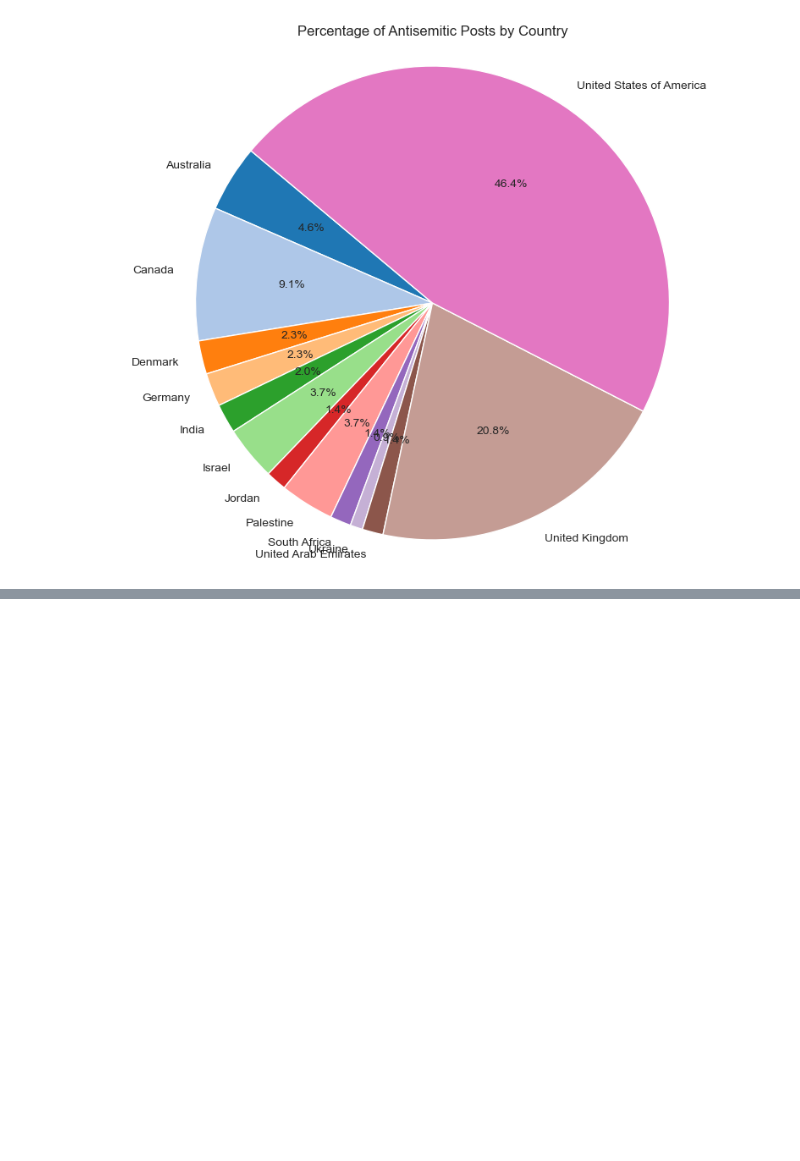
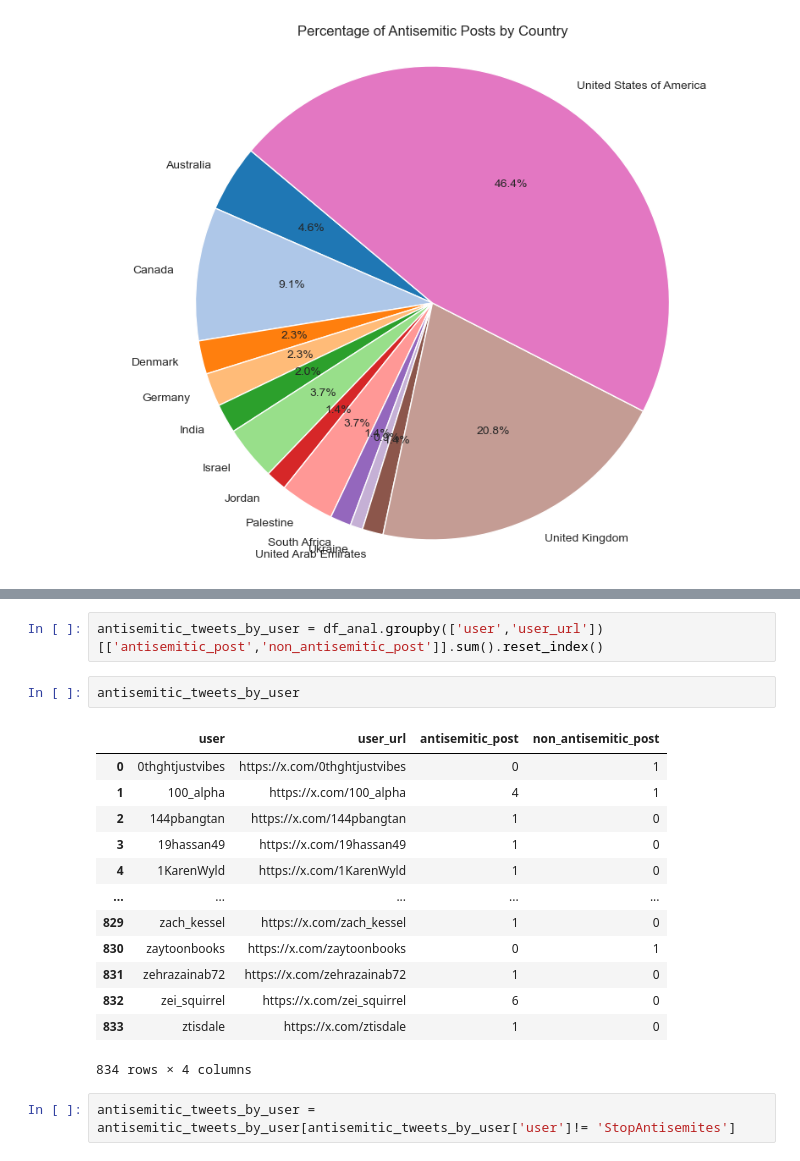
Before and after one commit to ArkhipovG/AntisemitismAwareBot, a Jupyter notebook: Twitter_analysis/data_scraping_preproc.ipynb, the cells around one changed output, grey strips where cells are left out. Saved outputs shown, nothing was run; the diff lists cells and outputs as text; blank space fills up the shorter version.

```diff
--- a/Twitter_analysis/data_scraping_preproc.ipynb
+++ b/Twitter_analysis/data_scraping_preproc.ipynb
@@ -363,0 +373,20 @@ plt.show()
+# %%
+antisemitic_tweets_by_user = df_anal.groupby(['user','user_url'])[['antisemitic_post','non_antisemitic_post']].sum().reset_index()
+# %%
+antisemitic_tweets_by_user
+# %% [output]
+|  | user | user_url | antisemitic_post | non_antisemitic_post |
+| 0 | 0thghtjustvibes | https://x.com/0thghtjustvibes | 0 | 1 |
+| 1 | 100_alpha | https://x.com/100_alpha | 4 | 1 |
+| 2 | 144pbangtan | https://x.com/144pbangtan | 1 | 0 |
+| 3 | 19hassan49 | https://x.com/19hassan49 | 1 | 0 |
+| 4 | 1KarenWyld | https://x.com/1KarenWyld | 1 | 0 |
+| ... | ... | ... | ... | ... |
+| 829 | zach_kessel | https://x.com/zach_kessel | 1 | 0 |
+| 830 | zaytoonbooks | https://x.com/zaytoonbooks | 0 | 1 |
+| 831 | zehrazainab72 | https://x.com/zehrazainab72 | 1 | 0 |
+| 832 | zei_squirrel | https://x.com/zei_squirrel | 6 | 0 |
+| 833 | ztisdale | https://x.com/ztisdale | 1 | 0 |
+834 rows × 4 columns
+# %%
+antisemitic_tweets_by_user = antisemitic_tweets_by_user[antisemitic_tweets_by_user['user']!= 'StopAntisemites']
```
Also changed, not shown: parts of 5 cells of this notebook.
